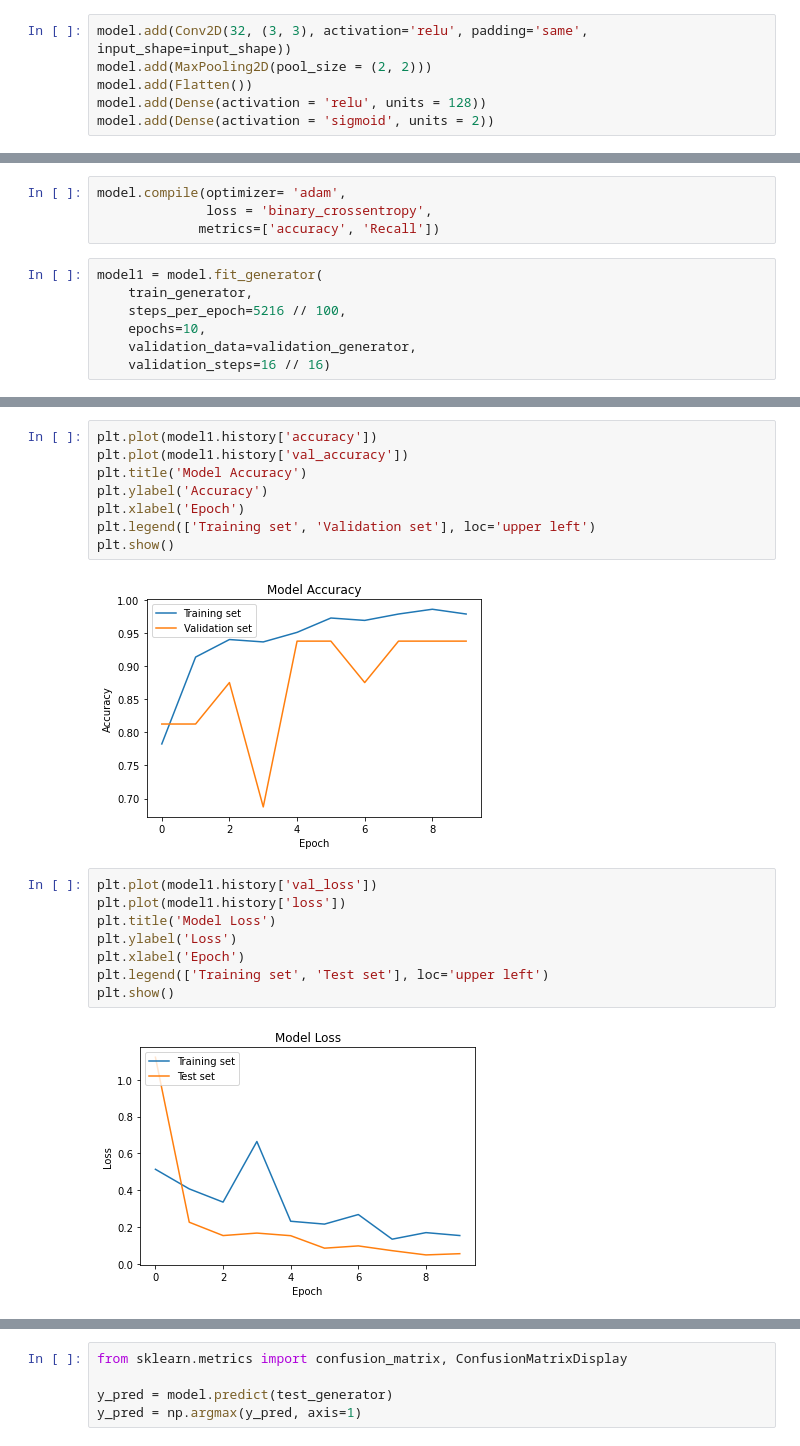
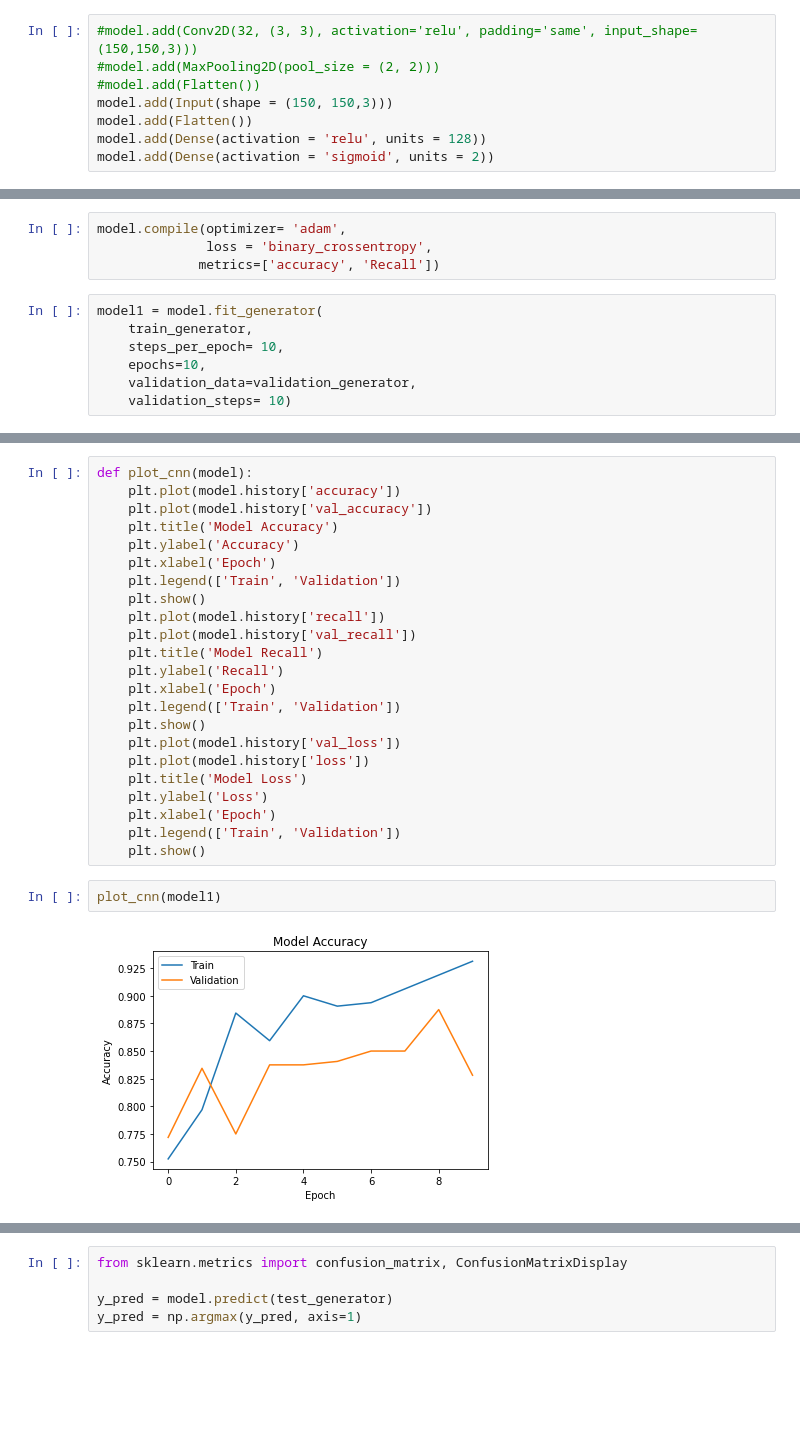
Before and after one commit to Teetee-lab/X-Ray_Image_Project, a Jupyter notebook: notebooks/Paul/Image Classification.ipynb, the cells around one changed output, grey strips where cells are left out. Drawn from its saved outputs; the diff is of its cells as text; blank space fills up the shorter version.

```diff
--- a/notebooks/Paul/Image Classification.ipynb
+++ b/notebooks/Paul/Image Classification.ipynb
@@ -86,8 +111,10 @@ else:
 # %%
 model = Sequential()
 # %%
-model.add(Conv2D(32, (3, 3), activation='relu', padding='same', input_shape=input_shape))
-model.add(MaxPooling2D(pool_size = (2, 2)))
+#model.add(Conv2D(32, (3, 3), activation='relu', padding='same', input_shape=(150,150,3)))
+#model.add(MaxPooling2D(pool_size = (2, 2)))
+#model.add(Flatten())
+model.add(Input(shape = (150, 150,3)))
 model.add(Flatten())
 model.add(Dense(activation = 'relu', units = 128))
 model.add(Dense(activation = 'sigmoid', units = 2))
@@ -119,9 +142,9 @@ model.compile(optimizer= 'adam',
 # %%
 model1 = model.fit_generator(
     train_generator,
-    steps_per_epoch=5216 // 100,
+    steps_per_epoch= 10,
     epochs=10,
     validation_data=validation_generator,
-    validation_steps=16 // 16)
+    validation_steps= 10)
 # %% [output]
 Epoch 1/10
@@ -147,20 +155,27 @@ Epoch 10/10
-# %%
-plt.plot(model1.history['accuracy'])
-plt.plot(model1.history['val_accuracy'])
-plt.title('Model Accuracy')
-plt.ylabel('Accuracy')
-plt.xlabel('Epoch')
-plt.legend(['Training set', 'Validation set'], loc='upper left')
-plt.show()
-# %% [output]
-[figure, removed]
-# %%
-plt.plot(model1.history['val_loss'])
-plt.plot(model1.history['loss'])
-plt.title('Model Loss')
-plt.ylabel('Loss')
-plt.xlabel('Epoch')
-plt.legend(['Training set', 'Test set'], loc='upper left')
-plt.show()
-# %% [output]
-[figure, removed]
+# %%
+def plot_cnn(model):
+    plt.plot(model.history['accuracy'])
+    plt.plot(model.history['val_accuracy'])
+    plt.title('Model Accuracy')
+    plt.ylabel('Accuracy')
+    plt.xlabel('Epoch')
+    plt.legend(['Train', 'Validation'])
+    plt.show()
+    plt.plot(model.history['recall'])
+    plt.plot(model.history['val_recall'])
+    plt.title('Model Recall')
+    plt.ylabel('Recall')
+    plt.xlabel('Epoch')
+    plt.legend(['Train', 'Validation'])
+    plt.show()
+    plt.plot(model.history['val_loss'])
+    plt.plot(model.history['loss'])
+    plt.title('Model Loss')
+    plt.ylabel('Loss')
+    plt.xlabel('Epoch')
+    plt.legend(['Train', 'Validation'])
+    plt.show()
+# %%
+plot_cnn(model1)
+# %% [output]
+[figure, added]
```
Also changed, not shown: parts of 36 cells of this notebook.
